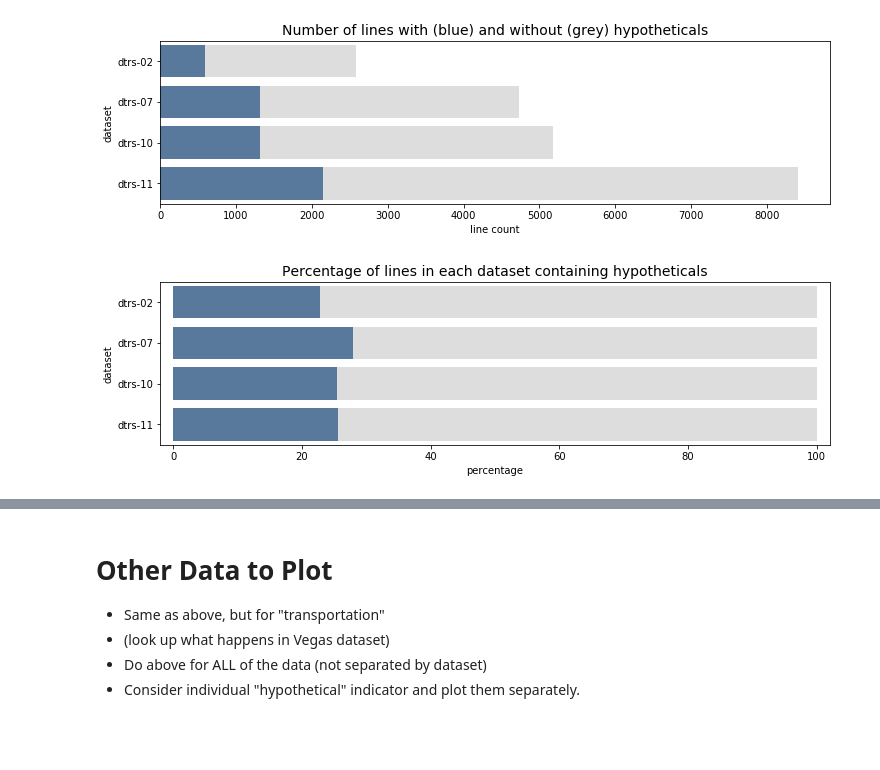
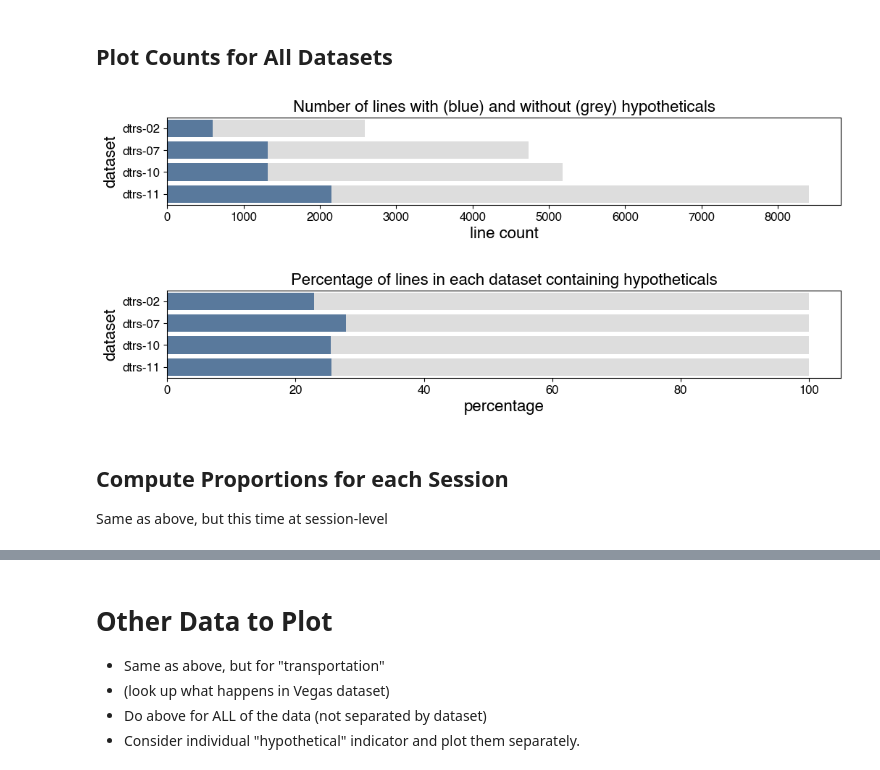
Before and after one commit to senthilchandrasegaran/dtrs_analysis, a Jupyter notebook: Non-Temporal Analysis.ipynb, the cells around one changed output, grey strips where cells are left out. Cells and saved outputs as stored; diff of their text form; code cells hidden in the pictures; blank space fills up the shorter version.

```diff
--- a/Non-Temporal Analysis.ipynb
+++ b/Non-Temporal Analysis.ipynb
@@ -14,3 +19,10 @@ from spacy.lookups import Lookups
+# %%
+rcParams['font.family'] = 'sans-serif'
+rcParams['font.size'] = 16
+rcParams['font.sans-serif'] = ['Helvetica']
+rcParams['xtick.labelsize'] = 12
+rcParams['ytick.labelsize'] = 12
+rcParams['axes.titlesize'] = 14
 # %%
 nlp = spacy.load("en_core_web_sm")
 def printmd(string):
@@ -146,21 +169,23 @@ df_counts
+# %% [markdown]
+## Plot Counts for All Datasets
 # %%
-fig, ax = plt.subplots()
-fig.set_size_inches(12, 3)
+fig, ax = plt.subplots(figsize=(12, 1.6), dpi=100)
 bars = sns.barplot(x = 'line count', y = 'dataset', color = "#dddddd",
                    data = df_counts[df_counts.type == 'total'])
-bars.set_title("Number of lines with (blue) and without (grey) hypotheticals", fontsize=14)
+bars.set_title("Number of lines with (blue) and without (grey) hypotheticals", fontsize=16)
 bars = sns.barplot(x = 'line count', y = 'dataset', color = "#4e79a7",
                    data = df_counts[df_counts.type == 'hypotheticals'])
 # %% [output]
-[figure, old version]
+[figure, new version]
 # %%
-fig, ax = plt.subplots()
-fig.set_size_inches(12, 3)
+fig, ax = plt.subplots(figsize=(12, 1.6), dpi=100)
 bars = sns.barplot(x = 'percentage', y = 'dataset', color = "#dddddd",
                    data = df_counts[df_counts.type == 'total'])
-bars.set_title("Percentage of lines in each dataset containing hypotheticals", fontsize=14)
-plt.xlim([-2, 102])
+bars.set_title("Percentage of lines in each dataset containing hypotheticals", fontsize=16, fontweight='bold')
 bars = sns.barplot(x = 'percentage', y = 'dataset', color = "#4e79a7",
                    data = df_counts[df_counts.type == 'hypotheticals'])
 # %% [output]
-[figure, old version]
+[figure, new version]
+# %% [markdown]
+## Compute Proportions for each Session
+Same as above, but this time at session-level
```
Also changed, not shown: parts of 27 cells of this notebook.
